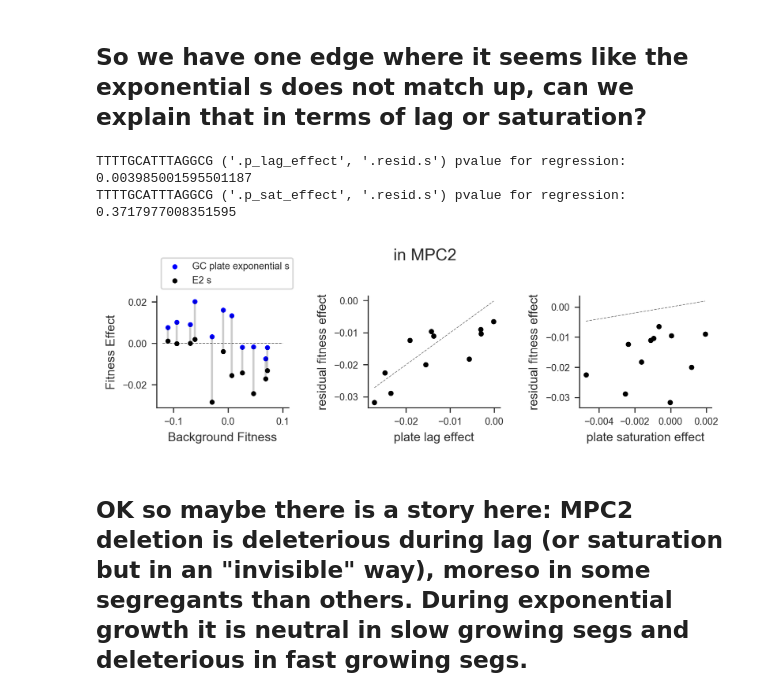
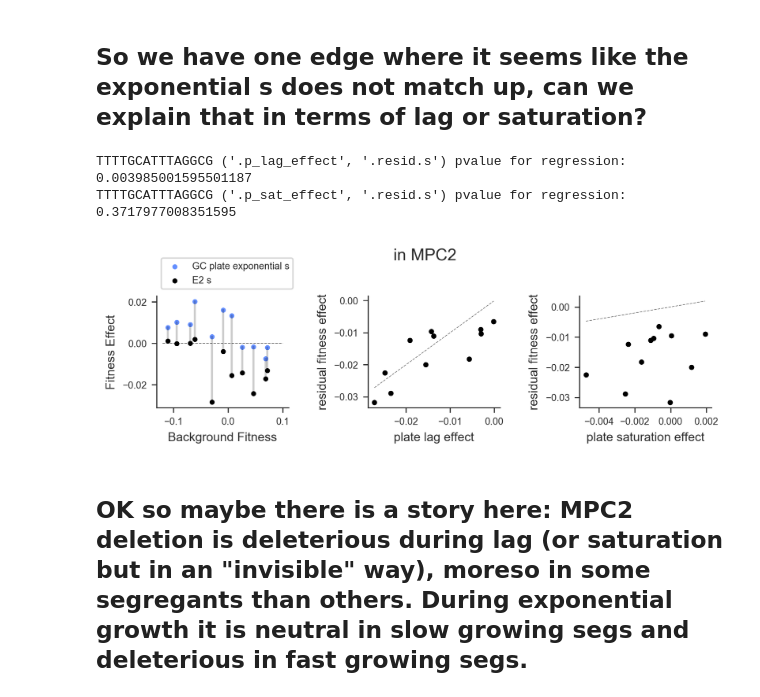
Before and after one commit to mjohnson11/TnSeq_Pipeline, a Jupyter notebook: scripts/GC_plotting.ipynb, the cells around one changed output. Drawn from its saved outputs; the diff is of its cells as text; code cells hidden in the pictures.

```diff
--- a/scripts/GC_plotting.ipynb
+++ b/scripts/GC_plotting.ipynb
@@ -12,6 +12,7 @@ sns.set_style("white")
 sns.set_style("ticks")
 %matplotlib inline
 colors = sns.cubehelix_palette(11)
+main_colors = ['#FFB000', '#648FFF']
 # %%
 gcf_cells = pd.read_csv('../../Analysis/GCF_cell_density_estimates.csv')
 gcp_cells = pd.read_csv('../../Analysis/GCP_cell_density_estimates.csv')
@@ -135,34 +136,34 @@ print(len(sig), 'deviate significantly')
 # %%
 for edge in sig:
     fig, subs = pl.subplots(1, 3, figsize=(7.25, 1.5), dpi=300)
     pl.subplots_adjust(wspace=0.6)
     df_row = gc.loc[gc['Edge']==edge].iloc[0]
     subs[0].plot([-0.12, 0.1], [0, 0], linestyle='dashed', c='k', alpha=0.5, linewidth=0.5)
     for seg in segs:
         subs[0].plot([seg_to_fit[seg], seg_to_fit[seg]], [df_row[seg + '.p_expo_mean'], df_row[seg + '.mean.s']], c='k', alpha=0.2)
-    subs[0].scatter([seg_to_fit[seg] for seg in segs], [df_row[seg + '.p_expo_mean'] for seg in segs], c='b',
+    subs[0].scatter([seg_to_fit[seg] for seg in segs], [df_row[seg + '.p_expo_mean'] for seg in segs], c=main_colors[1],
                 label="GC plate exponential s", s=7)
     subs[0].scatter([seg_to_fit[seg] for seg in segs], [df_row[seg + '.mean.s'] for seg in segs], c='k', label=exp_code + ' s', s=7)
     subs[0].set_xlabel("Background Fitness", fontsize=9)
     subs[0].set_ylabel("Fitness Effect", fontsize=9)
     subs[0].legend(fontsize=7, bbox_to_anchor=(0., 1.02, 1., .102), loc=3, )
     for p in [(1, ('.p_lag_effect', '.resid.s'), ('plate lag effect', 'residual fitness effect')),
               (2, ('.p_sat_effect', '.resid.s'), ('plate saturation effect', 'residual fitness effect'))]:
         x, y = [df_row[seg + p[1][0]] for seg in segs], [df_row[seg + p[1][1]] for seg in segs]
         subs[p[0]].plot([min(x), max(x)], [min(x), max(x)], linestyle='dashed', c='k', alpha=0.5, linewidth=0.5)
         subs[p[0]].scatter(x, y, c='k', s=8)
         subs[p[0]].set_xlabel(p[2][0], fontsize=9)
         subs[p[0]].set_ylabel(p[2][1], fontsize=9)
         print(edge, p[1], 'pvalue for regression:', sci_stats.linregress(x, y)[3])
     for sub in subs:
         sub.tick_params(axis='both', which='major', labelsize=7)
     fig.suptitle(df_row['Gene.Use'], fontsize=12, y=1.2)
     sns.despine()
     fig.savefig('../../Figures/supp_figs/sig_deviations_'  + edge + '_' + df_row['Gene.Use'] + '.png', background='transparent', bbox_inches='tight', pad_inches=0.1)
 # %% [output]
 TTTTGCATTTAGGCG ('.p_lag_effect', '.resid.s') pvalue for regression: 0.003985001595501187
 TTTTGCATTTAGGCG ('.p_sat_effect', '.resid.s') pvalue for regression: 0.3717977008351595
-[figure, old version]
+[figure, new version]
 # %% [markdown]
 ## OK so maybe there is a story here: MPC2 deletion is deleterious during lag (or saturation but in an "invisible" way), moreso in some segregants than others.  During exponential growth it is neutral in slow growing segs and deleterious in fast growing segs.
 # %% [markdown]
```
Also changed, not shown: parts of 4 cells of this notebook.
